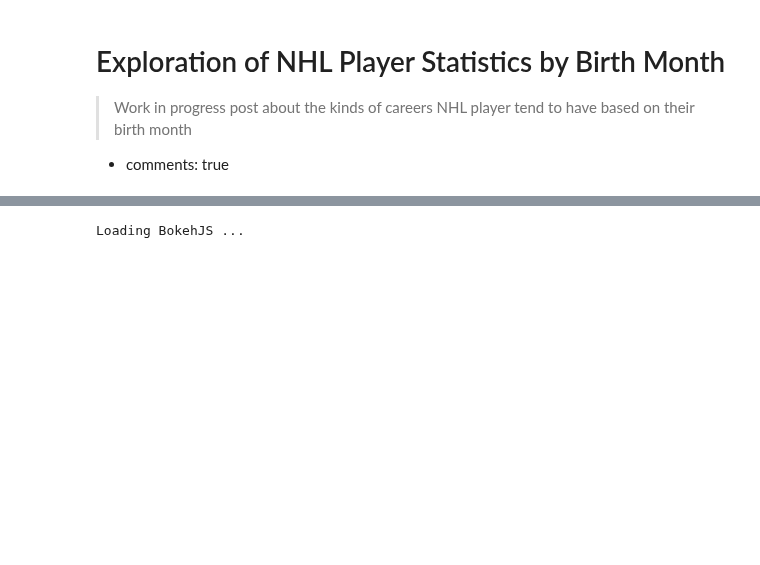
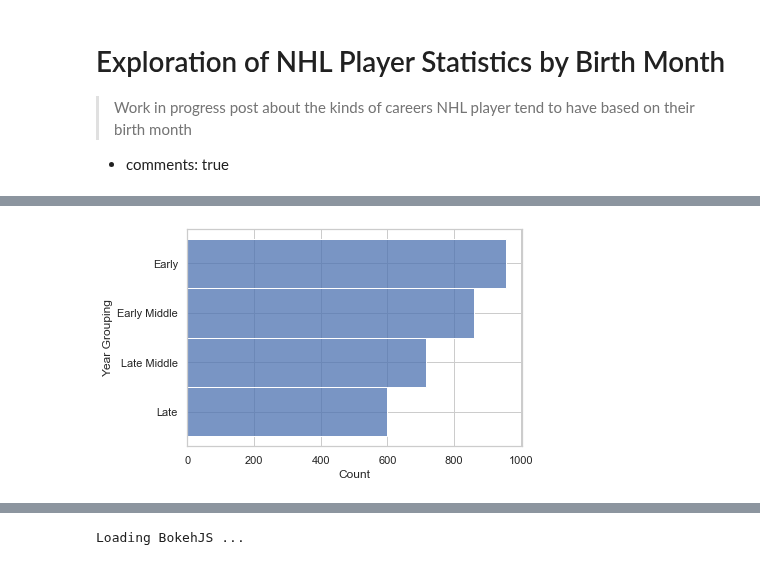
Before and after one commit to JackStaples/jcrs-blog, a Jupyter notebook: _notebooks/2021-10-25-nhldatatest.ipynb, the cells around one changed output, grey strips where cells are left out. Saved outputs shown, nothing was run; the diff lists cells and outputs as text; code cells hidden in the pictures; blank space fills up the shorter version.

```diff
--- a/_notebooks/2021-10-25-nhldatatest.ipynb
+++ b/_notebooks/2021-10-25-nhldatatest.ipynb
@@ -54,0 +111,4 @@ nhl_month_stats_df['shooting percentage'] = nhl_month_stats_df['goals'] / nhl_mo
+# %%
+ax = sb.histplot(y='Year Grouping', data=players_df)
+# %% [output]
+[figure, added]
```
Also changed, not shown: parts of 9 cells of this notebook, 1 other file.
